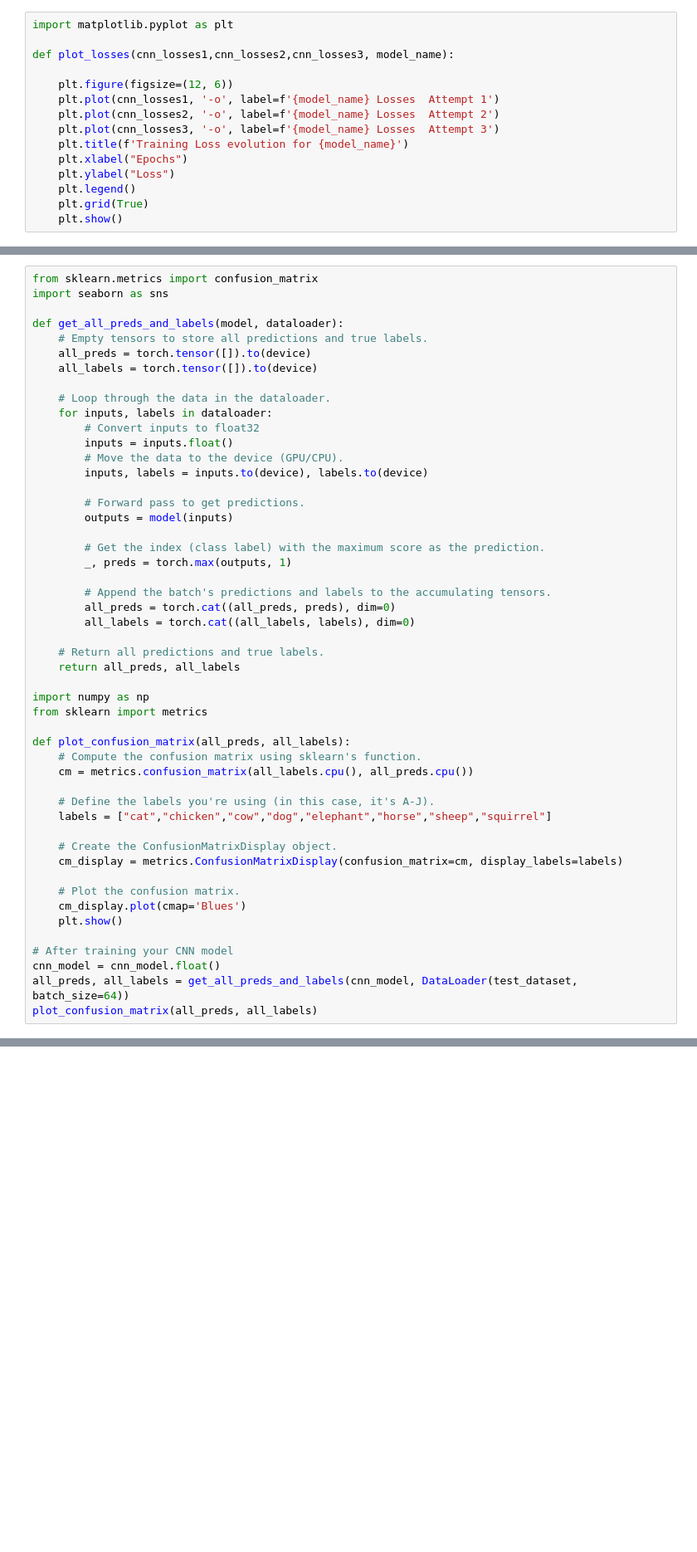
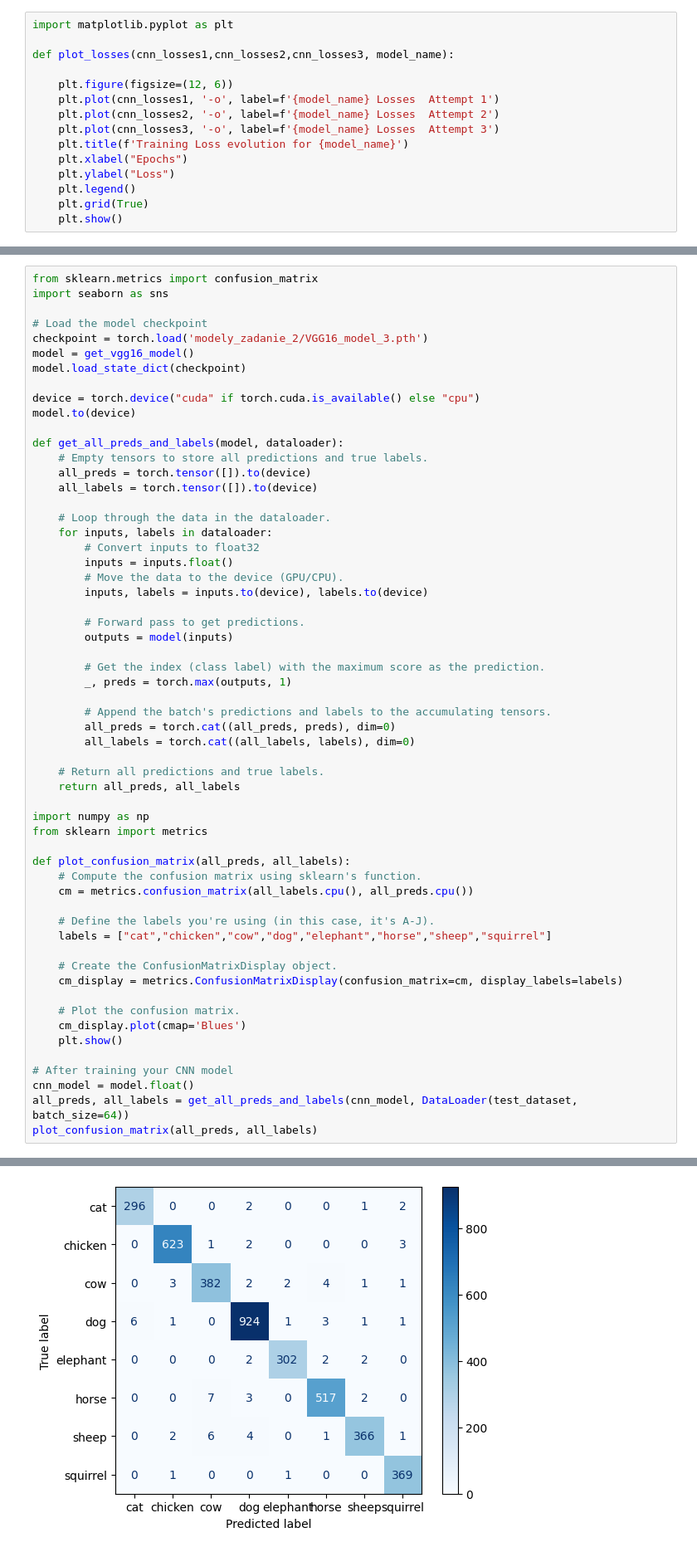
Before and after one commit to AdamBucko1/HNS, a Jupyter notebook: Zadanie_1/zadanie2_pretrainedNN.ipynb, the cells around one changed output, grey strips where cells are left out. Shown at 83% size. Saved outputs shown, nothing was run; the diff lists cells and outputs as text; blank space fills up the shorter version.

```diff
--- a/Zadanie_1/zadanie2_pretrainedNN.ipynb
+++ b/Zadanie_1/zadanie2_pretrainedNN.ipynb
@@ -404,6 +445,14 @@ plot_losses(cnn_losses1, cnn_losses2, cnn_losses3, "MobileNet")
 # %%
 from sklearn.metrics import confusion_matrix
 import seaborn as sns
+
+# Load the model checkpoint
+checkpoint = torch.load('modely_zadanie_2/VGG16_model_3.pth')
+model = get_vgg16_model()
+model.load_state_dict(checkpoint)
+
+device = torch.device("cuda" if torch.cuda.is_available() else "cpu")
+model.to(device)
 
 def get_all_preds_and_labels(model, dataloader):
     # Empty tensors to store all predictions and true labels.
@@ -448,7 +497,7 @@ def plot_confusion_matrix(all_preds, all_labels):
     plt.show()
 
 # After training your CNN model
-cnn_model = cnn_model.float()
+cnn_model = model.float()
 all_preds, all_labels = get_all_preds_and_labels(cnn_model, DataLoader(test_dataset, batch_size=64))
 plot_confusion_matrix(all_preds, all_labels)
 # %% [output]
@@ -455,0 +504 @@ NameError: name 'cnn_model' is not defined
+[figure, added]
```
Also changed, not shown: parts of 7 cells of this notebook.
